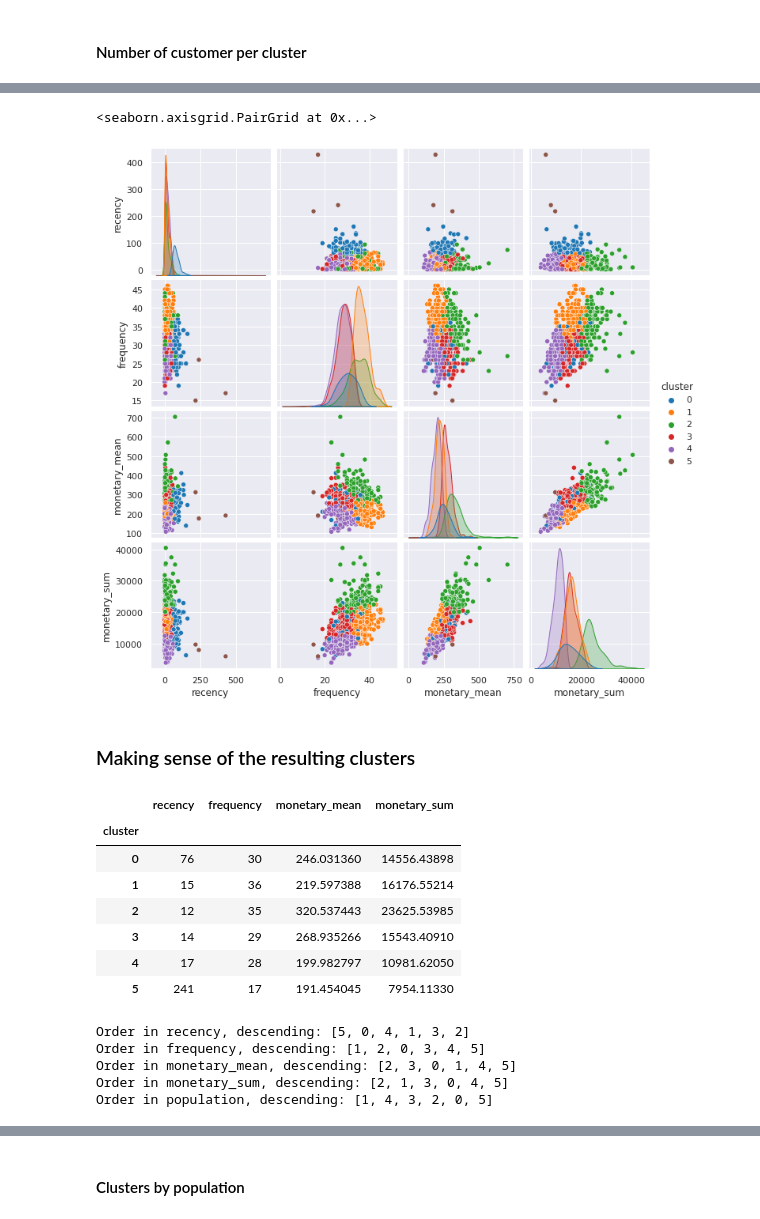
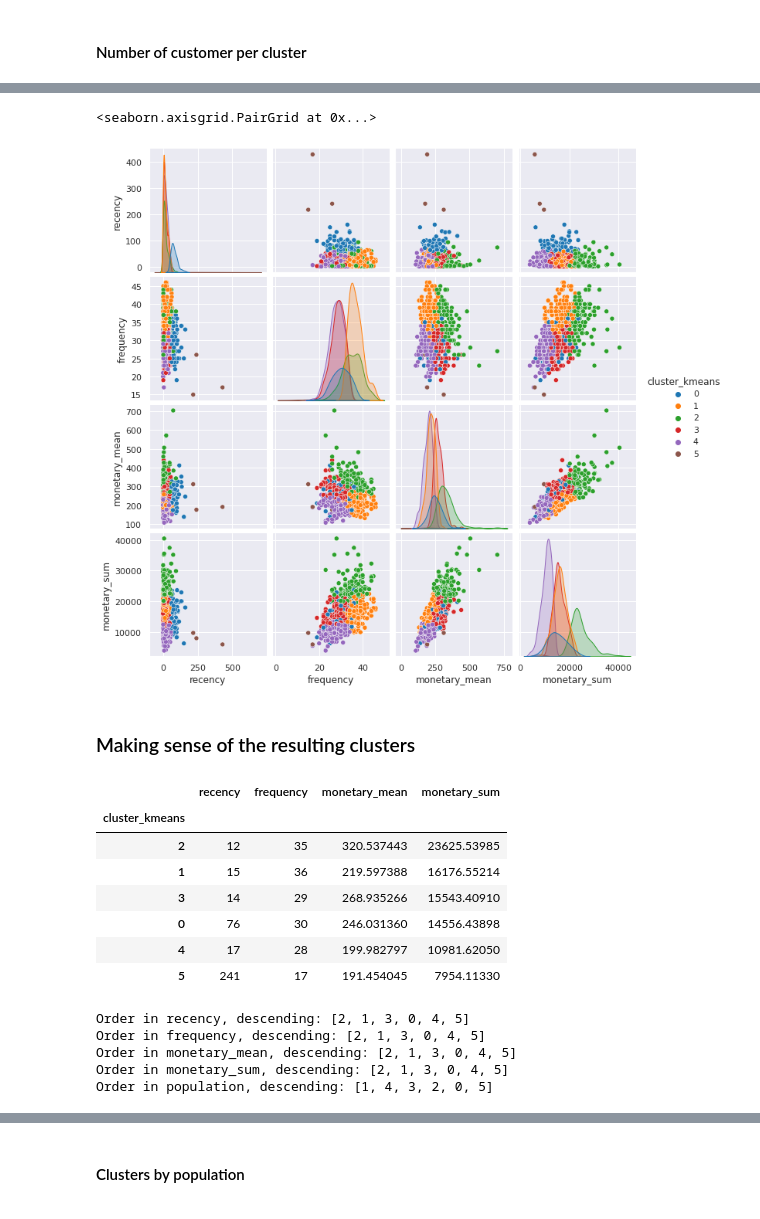
Before and after one commit to AntoniaVillarino/customer_segmentation, a Jupyter notebook: 2.Customer_segmentation.ipynb, the cells around one changed output, grey strips where cells are left out. Cells and saved outputs as stored; diff of their text form; code cells hidden in the pictures.

```diff
--- a/2.Customer_segmentation.ipynb
+++ b/2.Customer_segmentation.ipynb
@@ -184,3 +190,7 @@ k = 6
 k_means = KMeans(k, random_state=42)
 k_means.fit(RFM_customer_data_scaled)
 predictions = k_means.predict(RFM_customer_data_scaled)
+# %%
+RFM_customer_data_with_clusters = RFM_customer_data.copy()
+RFM_customer_data_with_clusters['cluster_kmeans'] = predictions
+RFM_customer_data_with_clusters
@@ -242,30 +242,34 @@ plt.tight_layout()
 # %%
-sns.pairplot(RFM_customer_data, hue='cluster', palette='tab10')
+sns.pairplot(RFM_customer_data_with_clusters, hue='cluster_kmeans', palette='tab10')
 # %% [output]
 <seaborn.axisgrid.PairGrid at 0x...>
-[figure, old version]
+[figure, new version]
 # %% [markdown]
 ### Making sense of the resulting clusters
 # %%
-RFM_customer_data.groupby('cluster').median()
+medianRFM_by_cluster = (RFM_customer_data_with_clusters.groupby('cluster_kmeans')
+                                                      .median()
+                                                      .sort_values(by='monetary_sum', ascending=False))
+medianRFM_by_cluster
 # %% [output]
 |  | recency | frequency | monetary_mean | monetary_sum |
-| cluster |  |  |  |  |
+| cluster_kmeans |  |  |  |  |
+| 2 | 12 | 35 | 320.537443 | 23625.53985 |
+| 1 | 15 | 36 | 219.597388 | 16176.55214 |
+| 3 | 14 | 29 | 268.935266 | 15543.40910 |
 | 0 | 76 | 30 | 246.031360 | 14556.43898 |
-| 1 | 15 | 36 | 219.597388 | 16176.55214 |
-| 2 | 12 | 35 | 320.537443 | 23625.53985 |
-| 3 | 14 | 29 | 268.935266 | 15543.40910 |
 | 4 | 17 | 28 | 199.982797 | 10981.62050 |
 | 5 | 241 | 17 | 191.454045 | 7954.11330 |
 # %%
 for var in variables:
-    cluster_order = RFM_customer_data.groupby("cluster").median().sort_values(var, ascending=False)[var].index.to_list()
+    cluster_order = medianRFM_by_cluster[var].index.to_list()
     print(f'Order in {var}, descending: {cluster_order}')
-print(f'Order in population, descending: {RFM_customer_data["cluster"].value_counts(ascending=False).index.to_list()}')
+
+print(f'Order in population, descending: {RFM_customer_data_with_clusters["cluster_kmeans"].value_counts(ascending=False).index.to_list()}')
 # %% [output]
-Order in recency, descending: [5, 0, 4, 1, 3, 2]
-Order in frequency, descending: [1, 2, 0, 3, 4, 5]
-Order in monetary_mean, descending: [2, 3, 0, 1, 4, 5]
+Order in recency, descending: [2, 1, 3, 0, 4, 5]
+Order in frequency, descending: [2, 1, 3, 0, 4, 5]
+Order in monetary_mean, descending: [2, 1, 3, 0, 4, 5]
 Order in monetary_sum, descending: [2, 1, 3, 0, 4, 5]
 Order in population, descending: [1, 4, 3, 2, 0, 5]
 # %% [markdown]
```
Also changed, not shown: parts of 15 cells of this notebook.
